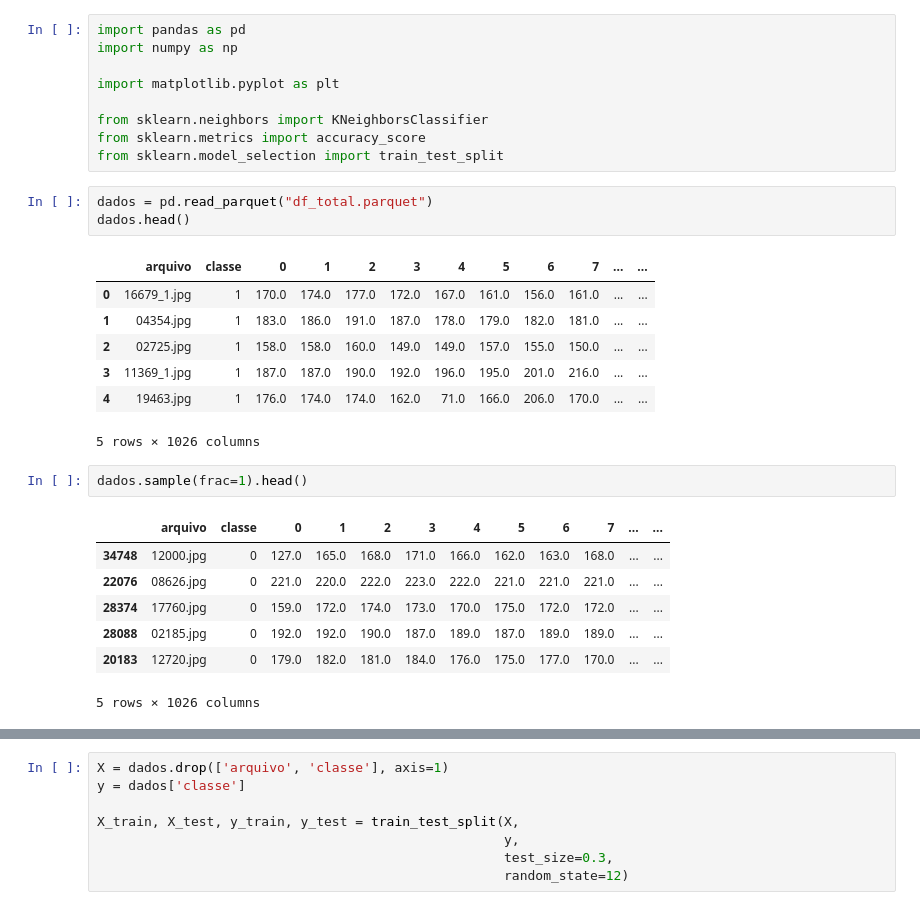
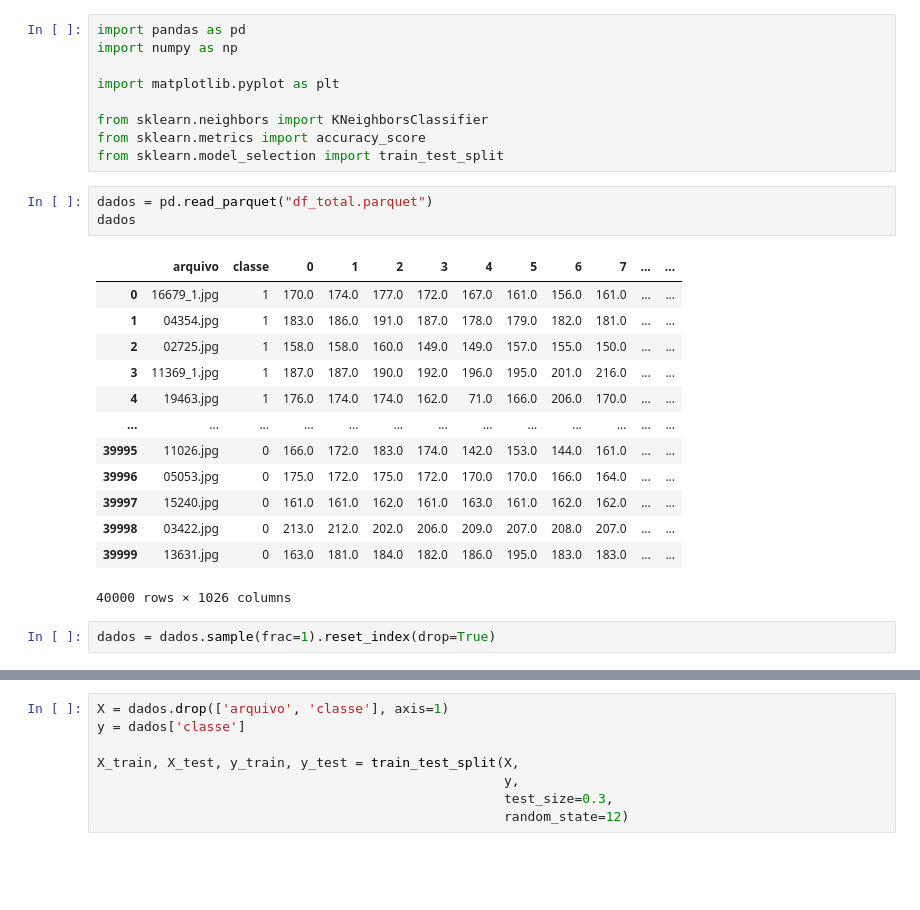
Before and after one commit to diascarolina/fundamentos-analise-dados, a Jupyter notebook: trabalho02_classificacao/trabalho02.ipynb, the cells around one changed output, grey strips where cells are left out. Cells and saved outputs as stored; diff of their text form; blank space fills up the shorter version.

```diff
--- a/trabalho02_classificacao/trabalho02.ipynb
+++ b/trabalho02_classificacao/trabalho02.ipynb
@@ -9,22 +9,20 @@ from sklearn.metrics import accuracy_score
 from sklearn.model_selection import train_test_split
 # %%
 dados = pd.read_parquet("df_total.parquet")
-dados.head()
+dados
 # %% [output]
 |  | arquivo | classe | 0 | 1 | 2 | 3 | 4 | 5 | 6 | 7 | ... | ... |
 | 0 | 16679_1.jpg | 1 | 170.0 | 174.0 | 177.0 | 172.0 | 167.0 | 161.0 | 156.0 | 161.0 | ... | ... |
 | 1 | 04354.jpg | 1 | 183.0 | 186.0 | 191.0 | 187.0 | 178.0 | 179.0 | 182.0 | 181.0 | ... | ... |
 | 2 | 02725.jpg | 1 | 158.0 | 158.0 | 160.0 | 149.0 | 149.0 | 157.0 | 155.0 | 150.0 | ... | ... |
 | 3 | 11369_1.jpg | 1 | 187.0 | 187.0 | 190.0 | 192.0 | 196.0 | 195.0 | 201.0 | 216.0 | ... | ... |
 | 4 | 19463.jpg | 1 | 176.0 | 174.0 | 174.0 | 162.0 | 71.0 | 166.0 | 206.0 | 170.0 | ... | ... |
+| ... | ... | ... | ... | ... | ... | ... | ... | ... | ... | ... | ... | ... |
+| 39995 | 11026.jpg | 0 | 166.0 | 172.0 | 183.0 | 174.0 | 142.0 | 153.0 | 144.0 | 161.0 | ... | ... |
+| 39996 | 05053.jpg | 0 | 175.0 | 172.0 | 175.0 | 172.0 | 170.0 | 170.0 | 166.0 | 164.0 | ... | ... |
+| 39997 | 15240.jpg | 0 | 161.0 | 161.0 | 162.0 | 161.0 | 163.0 | 161.0 | 162.0 | 162.0 | ... | ... |
+| 39998 | 03422.jpg | 0 | 213.0 | 212.0 | 202.0 | 206.0 | 209.0 | 207.0 | 208.0 | 207.0 | ... | ... |
+| 39999 | 13631.jpg | 0 | 163.0 | 181.0 | 184.0 | 182.0 | 186.0 | 195.0 | 183.0 | 183.0 | ... | ... |
-5 rows × 1026 columns
+40000 rows × 1026 columns
 # %%
-dados.sample(frac=1).head()
+dados = dados.sample(frac=1).reset_index(drop=True)
-# %% [output]
-|  | arquivo | classe | 0 | 1 | 2 | 3 | 4 | 5 | 6 | 7 | ... | ... |
-| 34748 | 12000.jpg | 0 | 127.0 | 165.0 | 168.0 | 171.0 | 166.0 | 162.0 | 163.0 | 168.0 | ... | ... |
-| 22076 | 08626.jpg | 0 | 221.0 | 220.0 | 222.0 | 223.0 | 222.0 | 221.0 | 221.0 | 221.0 | ... | ... |
-| 28374 | 17760.jpg | 0 | 159.0 | 172.0 | 174.0 | 173.0 | 170.0 | 175.0 | 172.0 | 172.0 | ... | ... |
-| 28088 | 02185.jpg | 0 | 192.0 | 192.0 | 190.0 | 187.0 | 189.0 | 187.0 | 189.0 | 189.0 | ... | ... |
-| 20183 | 12720.jpg | 0 | 179.0 | 182.0 | 181.0 | 184.0 | 176.0 | 175.0 | 177.0 | 170.0 | ... | ... |
-5 rows × 1026 columns
```
Also changed, not shown: parts of 19 cells of this notebook.
